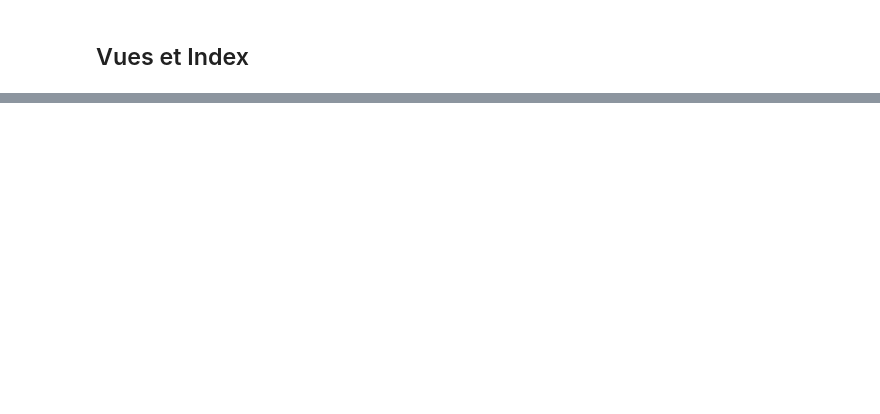
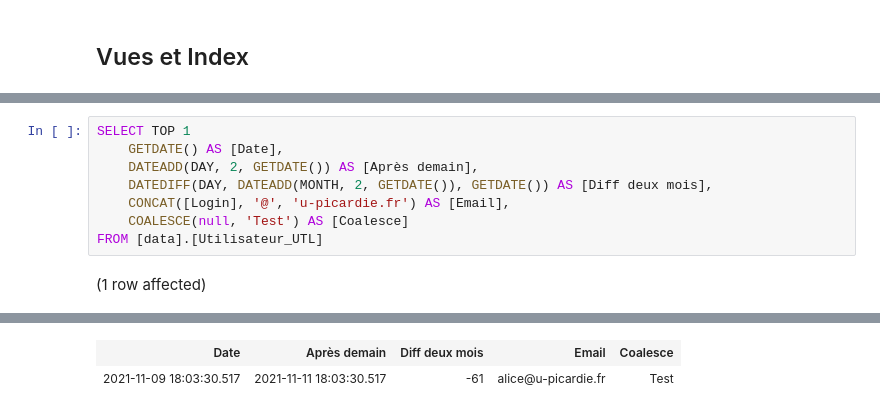
Before and after one commit to mbaumanndev/iut-2a-bdda, a Jupyter notebook: SQL-2A-2021.ipynb, the cells around one changed output, grey strips where cells are left out. Drawn from its saved outputs; the diff is of its cells as text; blank space fills up the shorter version.

```diff
--- a/SQL-2A-2021.ipynb
+++ b/SQL-2A-2021.ipynb
@@ -327,0 +455,10 @@ ON [data].[view_RoleUtilisateur] ([Login], [Role])
+# %%
+SELECT TOP 1
+    GETDATE() AS [Date],
+    DATEADD(DAY, 2, GETDATE()) AS [Après demain],
+    DATEDIFF(DAY, DATEADD(MONTH, 2, GETDATE()), GETDATE()) AS [Diff deux mois],
+    CONCAT([Login], '@', 'u-picardie.fr') AS [Email],
+    COALESCE(null, 'Test') AS [Coalesce]
+FROM [data].[Utilisateur_UTL]
+# %% [output]
+(1 row affected)
@@ -327,0 +466,2 @@ ON [data].[view_RoleUtilisateur] ([Login], [Role])
+| Date | Après demain | Diff deux mois | Email | Coalesce |
+| 2021-11-09 18:03:30.517 | 2021-11-11 18:03:30.517 | -61 | alice@u-picardie.fr | Test |
```
Also changed, not shown: parts of 35 cells of this notebook.
